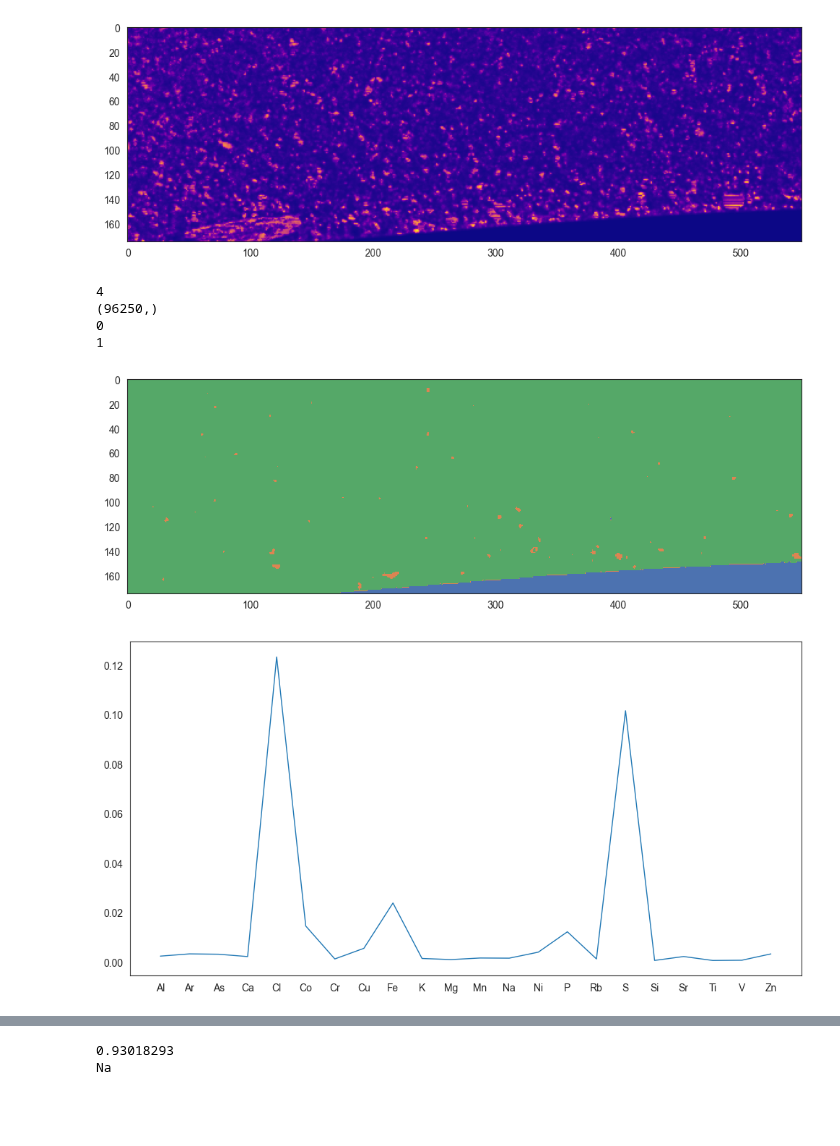
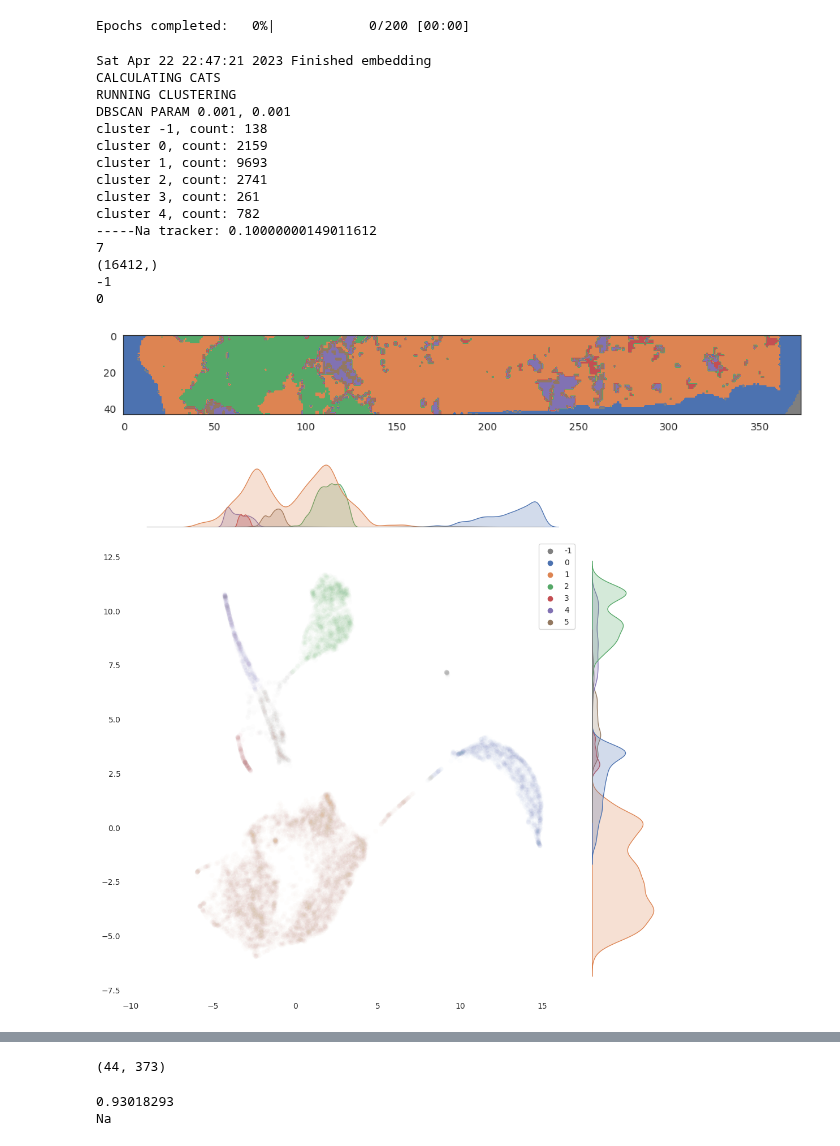
Before and after one commit to lachlanc61/ColourspecXFM, a Jupyter notebook: notebooks/dbscan.ipynb, the cells around one changed output, grey strips where cells are left out. Drawn from its saved outputs; the diff is of its cells as text; code cells hidden in the pictures; blank space fills up the shorter version.

Commit message:
consolidated processed_ops and clustering, cleaned config

```diff
--- a/notebooks/dbscan.ipynb
+++ b/notebooks/dbscan.ipynb
@@ -10,30 +10,32 @@ import umap.umap_ as umap
 sys.path.insert(0,'..')
 
 
-ALLDIR='/mnt/d/DATA/XFMDATA/2023/Nicholls_Loren/mounts_ansto_230418/230420_qz200um_cut/tiff'
+#ALLDIR='/mnt/d/DATA/XFMDATA/2023/Nicholls_Loren/mounts_ansto_230418/230420_qz200um_cut/tiff'
 BASEDIR = "/home/lachlan/"
 TIFDIR = "DATA/datasets/XFMDATA/Zoe/slides_99um/s4"
 EXT='.tiff'
 
 image_directory = os.path.join(BASEDIR, TIFDIR)
-image_directory = ALLDIR
+#image_directory = ALLDIR
 # %%
 %load_ext autoreload
 %autoreload 2
 
-import xfmreadout.processed_ops as processed_ops
+import xfmreadout.processops as processops
+import xfmreadout.clustering as clustering
+import xfmreadout.visualisations as vis
 
-FORCE_EMBED=False
+FORCE_EMBED=True
 FORCE_CLUST=True
+OVERWRITE=True
 
-data, elements, dims = processed_ops.get_data(image_directory)
-
+data, elements, dims = processops.compile(image_directory)
 
 print(f"-----{elements[10]} tracker: {np.max(data[:,10])}")
-categories, classavg, embedding, clusttimes, data, dims = processed_ops.process(data, dims, image_directory, force_embed=FORCE_EMBED, force_clust=FORCE_CLUST)
+categories, classavg, embedding, clusttimes = clustering.run(data, image_directory, force_embed=FORCE_EMBED, force_clust=FORCE_CLUST, overwrite=OVERWRITE)
 print(f"-----{elements[10]} tracker: {np.max(data[:,10])}")
 
-processed_ops.plot_all(categories, classavg, embedding, data, elements, dims)
+vis.plot_clusters(categories, classavg, embedding, dims)
 
 for i in range(len(elements)):
     print(f"{elements[i]}, max: {np.max(data[:,i]):.2f}, 98: {np.quantile(data[:,i],0.98):.2f}, avg: {np.average(data[:,i]):.2f}")
@@ -59,7 +60,18 @@ Fe
+Epochs completed:   0%|            0/200 [00:00]
+Sat Apr 22 22:47:21 2023 Finished embedding
+CALCULATING CATS
+RUNNING CLUSTERING
+DBSCAN PARAM 0.001, 0.001
+cluster -1, count: 138
+cluster 0, count: 2159
+cluster 1, count: 9693
+cluster 2, count: 2741
+cluster 3, count: 261
+cluster 4, count: 782
+-----Na tracker: 0.10000000149011612
+7
+(16412,)
+-1
+0
-[figure, old version]
+[figure, new version]
-4
-(96250,)
-0
-1
-[figure, old version]
+[figure, new version]
-[figure, removed]
@@ -84,3 +96,7 @@ Zn, max: 0.10, 98: 0.01, avg: 0.00
+# %%
+dims
+# %% [output]
+(44, 373)
 # %%
 print(max(data[10]))
 print(elements[10])
```
Also changed, not shown: parts of 1 cell of this notebook, 10 other files.
